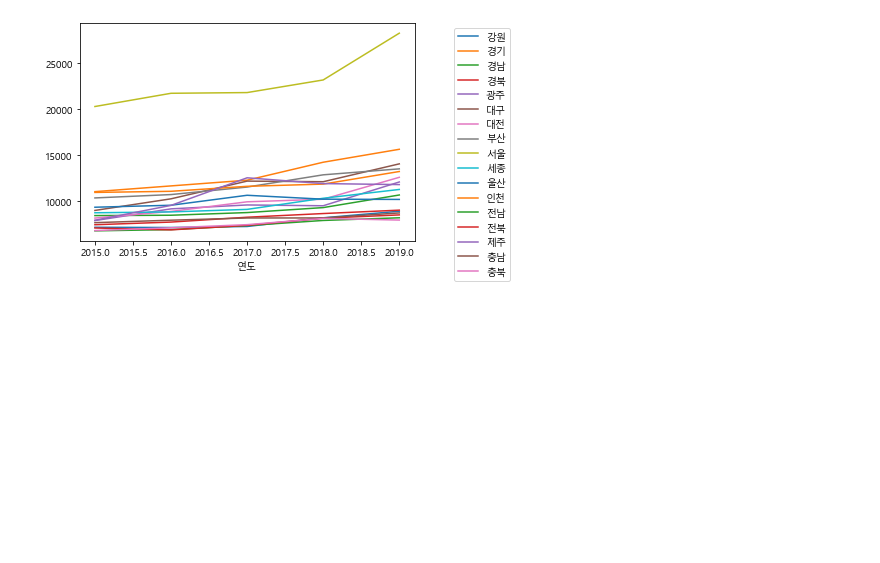
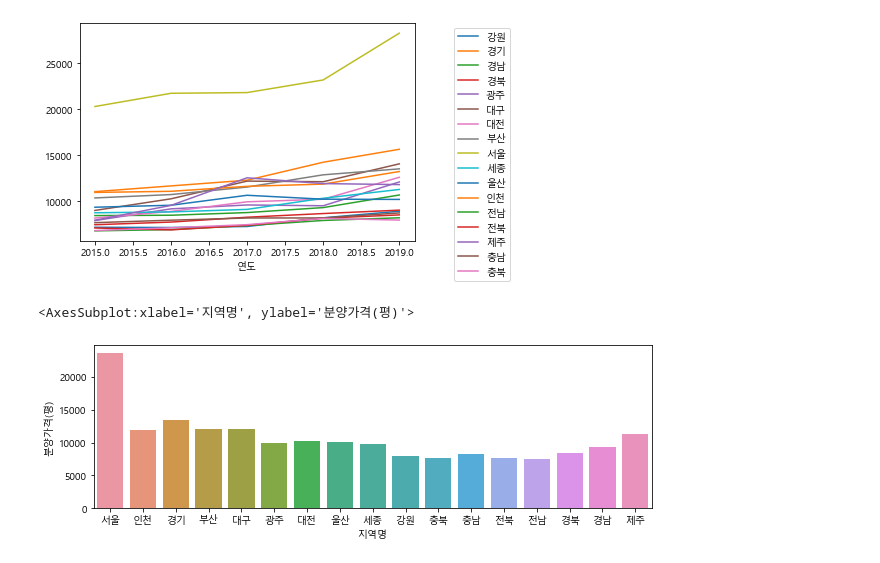
Before and after one commit to hckim96/open-data-analysis-basic-practice, a Jupyter notebook: apt-price.ipynb, the cells around one changed output. Saved outputs shown, nothing was run; the diff lists cells and outputs as text; code cells hidden in the pictures; blank space fills up the shorter version.

```diff
--- a/apt-price.ipynb
+++ b/apt-price.ipynb
@@ -288,3 +304,12 @@ plt.legend(bbox_to_anchor=(1.3, 1))
 # %% [output]
 <matplotlib.legend.Legend at 0x...>
 [figure]
+# %%
+import seaborn as sns
+%matplotlib inline
+
+plt.figure(figsize = (10, 3))
+sns.barplot(data = df_19, x = "지역명", y = "분양가격(평)", ci = None)
+# %% [output]
+<AxesSubplot:xlabel='지역명', ylabel='분양가격(평)'>
+[figure, added]
```
Also changed, not shown: parts of 14 cells of this notebook.
